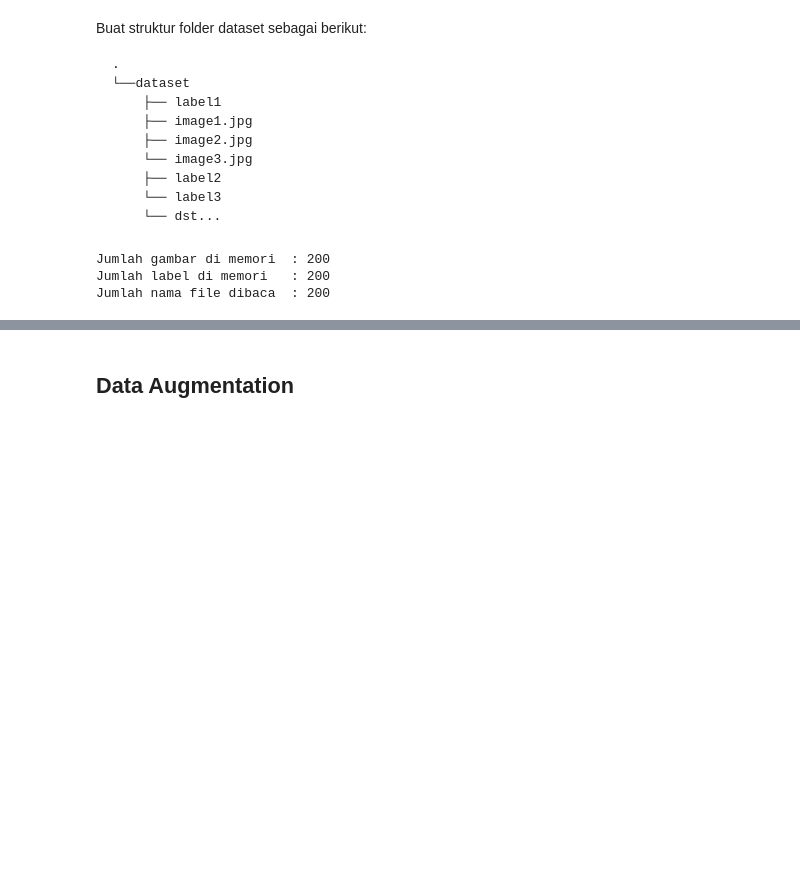
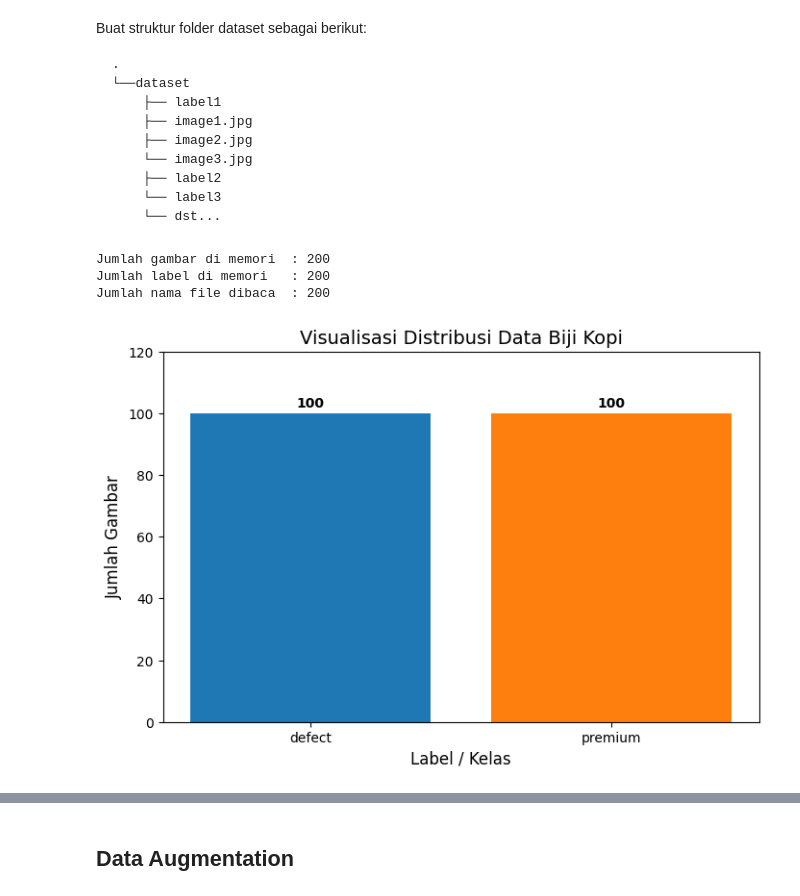
Before and after one commit to renzzskie/Klasifikasi-Mutu-Biji-Kopi-Normal-vs-Defect-, a Jupyter notebook: P2.ipynb, the cells around one changed output, grey strips where cells are left out. Cells and saved outputs as stored; diff of their text form; code cells hidden in the pictures; blank space fills up the shorter version.

```diff
--- a/P2.ipynb
+++ b/P2.ipynb
@@ -57,3 +57,22 @@ print(f"Jumlah nama file dibaca  : {len(file_name)}")
 Jumlah gambar di memori  : 200
 Jumlah label di memori   : 200
 Jumlah nama file dibaca  : 200
+# %%
+# Menghitung jumlah gambar untuk masing-masing label otomatis
+unique_labels, counts = np.unique(labels, return_counts=True)
+
+# Membuat grafik batang
+plt.figure(figsize=(8, 5))
+plt.bar(unique_labels, counts, color=['#1f77b4', '#ff7f0e'])
+plt.title("Visualisasi Distribusi Data Biji Kopi", fontsize=14)
+plt.xlabel("Label / Kelas", fontsize=12)
+plt.ylabel("Jumlah Gambar", fontsize=12)
+
+# Menambahkan angka persis di atas batangnya biar keren
+for i in range(len(unique_labels)):
+    plt.text(i, counts[i] + 2, str(counts[i]), ha='center', fontweight='bold')
+
+plt.ylim(0, max(counts) + 20) # Biar grafiknya nggak mentok atas
+plt.show()
+# %% [output]
+[figure, added]
```
Also changed, not shown: parts of 2 cells of this notebook, 3 other files.
